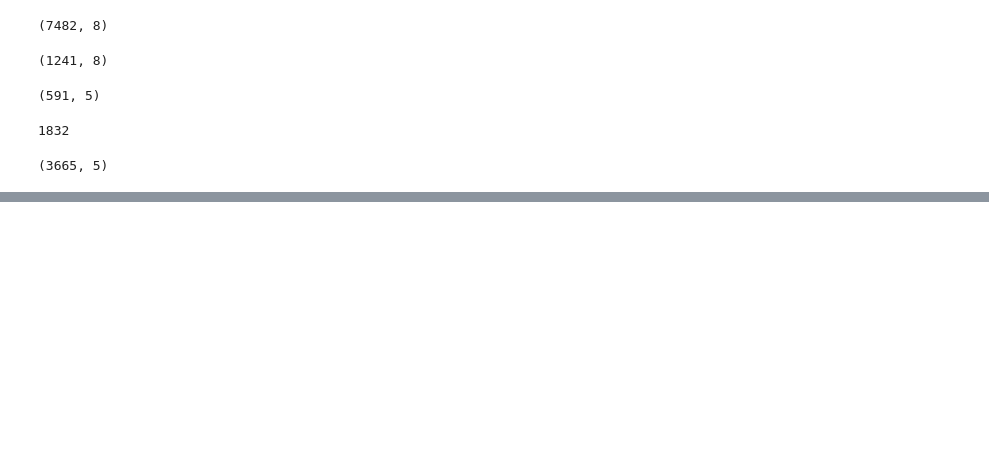
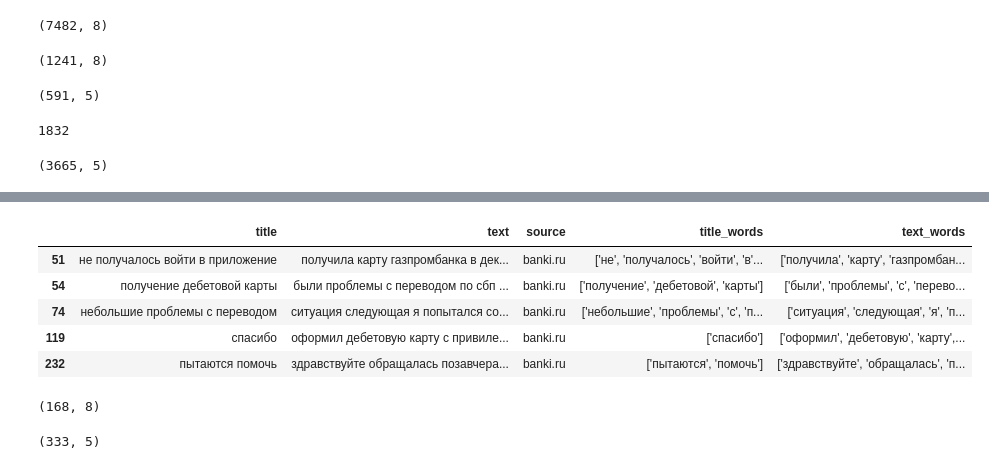
Before and after one commit to Segun228/gazprom_feedback_analyzer_man, a Jupyter notebook: parser/clean_data_add.ipynb, the cells around one changed output, grey strips where cells are left out. Drawn from its saved outputs; the diff is of its cells as text; code cells hidden in the pictures; blank space fills up the shorter version.

```diff
--- a/parser/clean_data_add.ipynb
+++ b/parser/clean_data_add.ipynb
@@ -144,0 +164,25 @@ sampled_df.to_json(
+# %%
+absolutely_neutral = absolutely_neutral[[
+    "title",
+    "text",
+    "source",
+    "title_words",
+    "text_words"
+]]
+absolutely_neutral.to_json(
+    "neutral.json",
+    orient="records"
+)
+# %%
+absolutely_neutral.head()
+# %% [output]
+|  | title | text | source | title_words | text_words |
+| 51 | не получалось войти в приложение | получила карту газпромбанка в дек... | banki.ru | ['не', 'получалось', 'войти', 'в'... | ['получила', 'карту', 'газпромбан... |
+| 54 | получение дебетовой карты | были проблемы с переводом по сбп ... | banki.ru | ['получение', 'дебетовой', 'карты'] | ['были', 'проблемы', 'с', 'перево... |
+| 74 | небольшие проблемы с переводом | ситуация следующая я попытался со... | banki.ru | ['небольшие', 'проблемы', 'с', 'п... | ['ситуация', 'следующая', 'я', 'п... |
+| 119 | спасибо | оформил дебетовую карту с привиле... | banki.ru | ['спасибо'] | ['оформил', 'дебетовую', 'карту',... |
+| 232 | пытаются помочь | здравствуйте обращалась позавчера... | banki.ru | ['пытаются', 'помочь'] | ['здравствуйте', 'обращалась', 'п... |
+# %%
+absolutely_neutral.shape
+# %% [output]
+(168, 8)
@@ -144,0 +203,4 @@ sampled_df.to_json(
+# %%
+absolutely_3.shape
+# %% [output]
+(333, 5)
```
Also changed, not shown: parts of 3 cells of this notebook.
